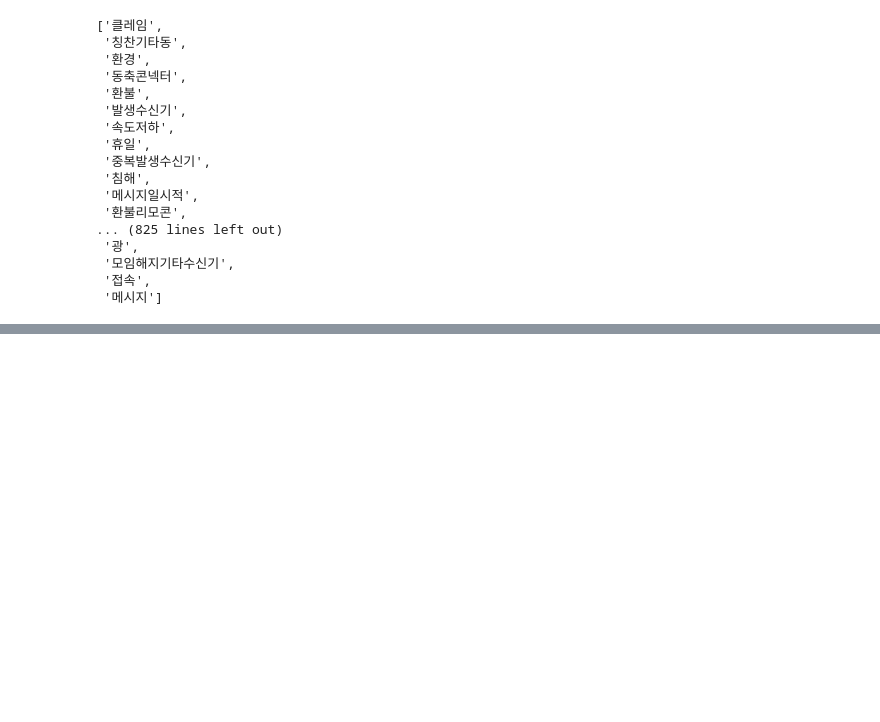
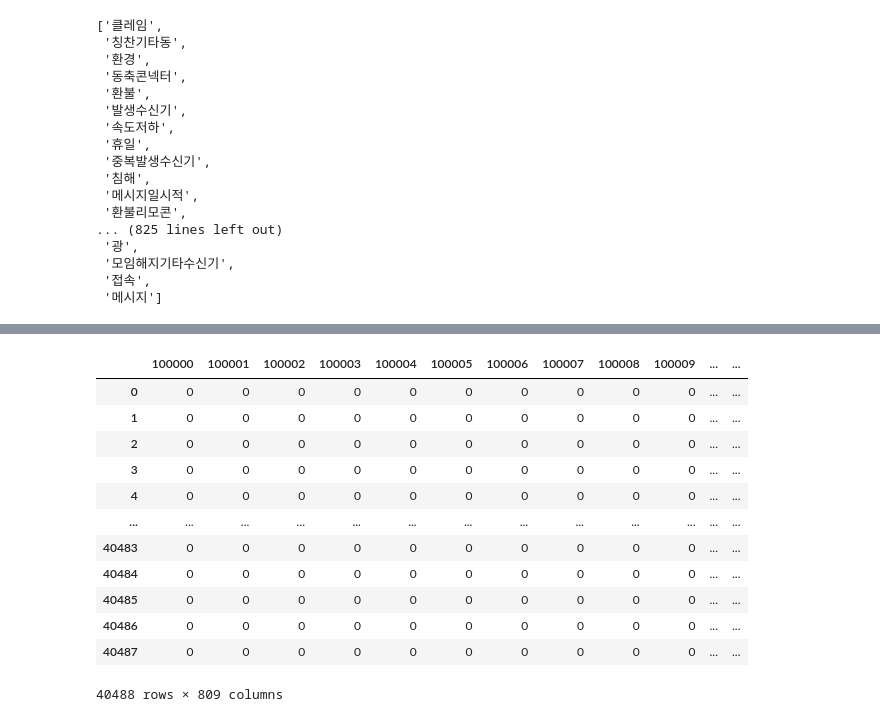
Before and after one commit to NamHyoYeon/AIProject_202007, a Jupyter notebook: Model/voc_nlp_model_20200722.ipynb, the cells around one changed output, grey strips where cells are left out. Saved outputs shown, nothing was run; the diff lists cells and outputs as text; code cells hidden in the pictures; blank space fills up the shorter version.

```diff
--- a/Model/voc_nlp_model_20200722.ipynb
+++ b/Model/voc_nlp_model_20200722.ipynb
@@ -769,0 +805,18 @@ pipeline = Pipeline([
+# %%
+as_df.columns=[100000+i for i in as_df.columns]
+# %%
+as_df
+# %% [output]
+|  | 100000 | 100001 | 100002 | 100003 | 100004 | 100005 | 100006 | 100007 | 100008 | 100009 | ... | ... |
+| 0 | 0 | 0 | 0 | 0 | 0 | 0 | 0 | 0 | 0 | 0 | ... | ... |
+| 1 | 0 | 0 | 0 | 0 | 0 | 0 | 0 | 0 | 0 | 0 | ... | ... |
+| 2 | 0 | 0 | 0 | 0 | 0 | 0 | 0 | 0 | 0 | 0 | ... | ... |
+| 3 | 0 | 0 | 0 | 0 | 0 | 0 | 0 | 0 | 0 | 0 | ... | ... |
+| 4 | 0 | 0 | 0 | 0 | 0 | 0 | 0 | 0 | 0 | 0 | ... | ... |
+| ... | ... | ... | ... | ... | ... | ... | ... | ... | ... | ... | ... | ... |
+| 40483 | 0 | 0 | 0 | 0 | 0 | 0 | 0 | 0 | 0 | 0 | ... | ... |
+| 40484 | 0 | 0 | 0 | 0 | 0 | 0 | 0 | 0 | 0 | 0 | ... | ... |
+| 40485 | 0 | 0 | 0 | 0 | 0 | 0 | 0 | 0 | 0 | 0 | ... | ... |
+| 40486 | 0 | 0 | 0 | 0 | 0 | 0 | 0 | 0 | 0 | 0 | ... | ... |
+| 40487 | 0 | 0 | 0 | 0 | 0 | 0 | 0 | 0 | 0 | 0 | ... | ... |
+40488 rows × 809 columns
```
Also changed, not shown: parts of 26 cells of this notebook.
